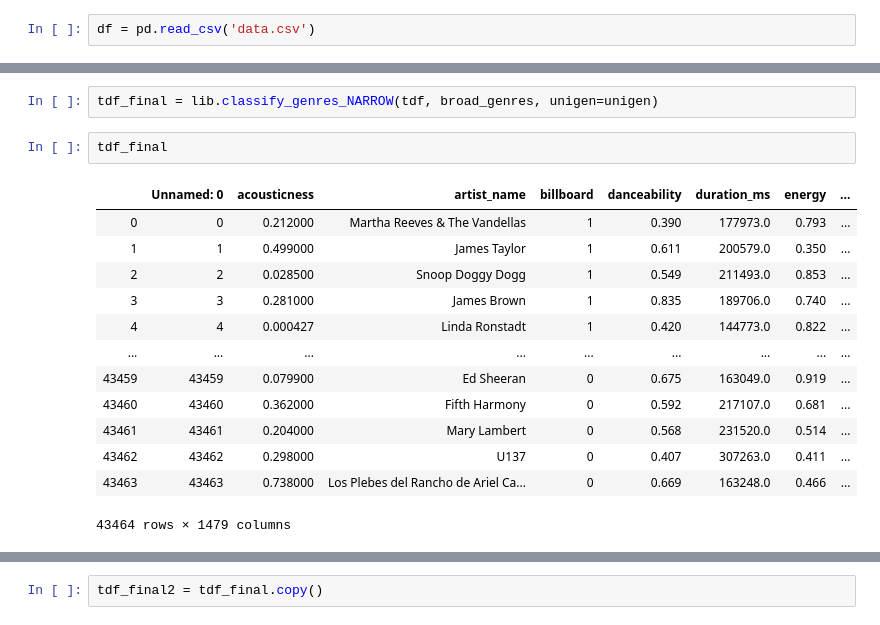
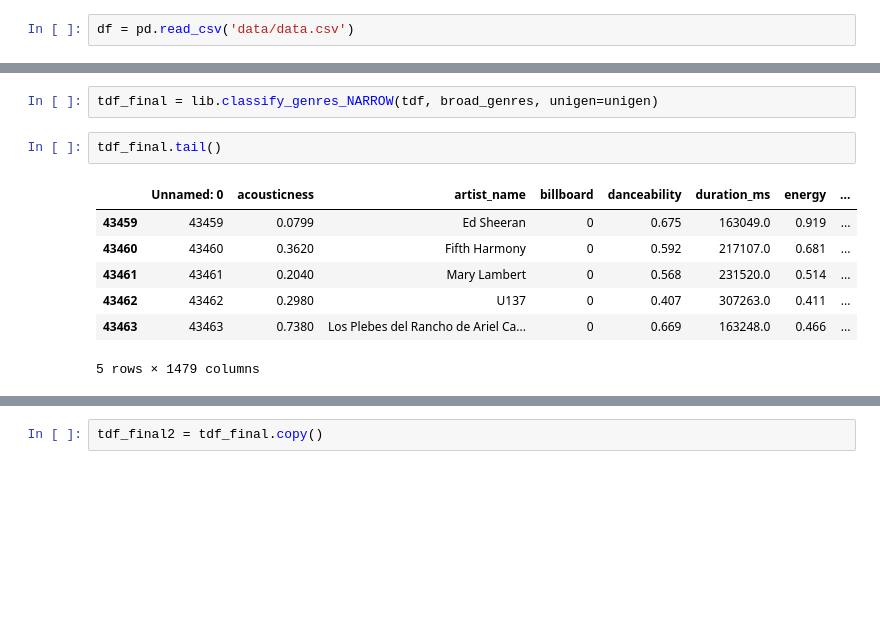
Before and after one commit to Ioana-P/Spotify_Billboard_prediction, a Jupyter notebook: eda1.ipynb, the cells around one changed output, grey strips where cells are left out. Drawn from its saved outputs; the diff is of its cells as text; blank space fills up the shorter version.

```diff
--- a/eda1.ipynb
+++ b/eda1.ipynb
@@ -9,7 +9,7 @@ import re
 %load_ext autoreload
 %autoreload 2
 # %%
-df = pd.read_csv('data.csv')
+df = pd.read_csv('data/data.csv')
 # %%
 df.head()
 # %% [output]
@@ -148,18 +148,12 @@ for genre_list in broad_genres[0:10]:
 # %%
 tdf_final = lib.classify_genres_NARROW(tdf, broad_genres, unigen=unigen)
 # %%
-tdf_final
+tdf_final.tail()
 # %% [output]
 |  | Unnamed: 0 | acousticness | artist_name | billboard | danceability | duration_ms | energy | ... |
-| 0 | 0 | 0.212000 | Martha Reeves & The Vandellas | 1 | 0.390 | 177973.0 | 0.793 | ... |
-| 1 | 1 | 0.499000 | James Taylor | 1 | 0.611 | 200579.0 | 0.350 | ... |
-| 2 | 2 | 0.028500 | Snoop Doggy Dogg | 1 | 0.549 | 211493.0 | 0.853 | ... |
-| 3 | 3 | 0.281000 | James Brown | 1 | 0.835 | 189706.0 | 0.740 | ... |
-| 4 | 4 | 0.000427 | Linda Ronstadt | 1 | 0.420 | 144773.0 | 0.822 | ... |
-| ... | ... | ... | ... | ... | ... | ... | ... | ... |
-| 43459 | 43459 | 0.079900 | Ed Sheeran | 0 | 0.675 | 163049.0 | 0.919 | ... |
-| 43460 | 43460 | 0.362000 | Fifth Harmony | 0 | 0.592 | 217107.0 | 0.681 | ... |
-| 43461 | 43461 | 0.204000 | Mary Lambert | 0 | 0.568 | 231520.0 | 0.514 | ... |
-| 43462 | 43462 | 0.298000 | U137 | 0 | 0.407 | 307263.0 | 0.411 | ... |
-| 43463 | 43463 | 0.738000 | Los Plebes del Rancho de Ariel Ca... | 0 | 0.669 | 163248.0 | 0.466 | ... |
+| 43459 | 43459 | 0.0799 | Ed Sheeran | 0 | 0.675 | 163049.0 | 0.919 | ... |
+| 43460 | 43460 | 0.3620 | Fifth Harmony | 0 | 0.592 | 217107.0 | 0.681 | ... |
+| 43461 | 43461 | 0.2040 | Mary Lambert | 0 | 0.568 | 231520.0 | 0.514 | ... |
+| 43462 | 43462 | 0.2980 | U137 | 0 | 0.407 | 307263.0 | 0.411 | ... |
+| 43463 | 43463 | 0.7380 | Los Plebes del Rancho de Ariel Ca... | 0 | 0.669 | 163248.0 | 0.466 | ... |
-43464 rows × 1479 columns
+5 rows × 1479 columns
```
Also changed, not shown: parts of 9 cells of this notebook, 13 other files.
